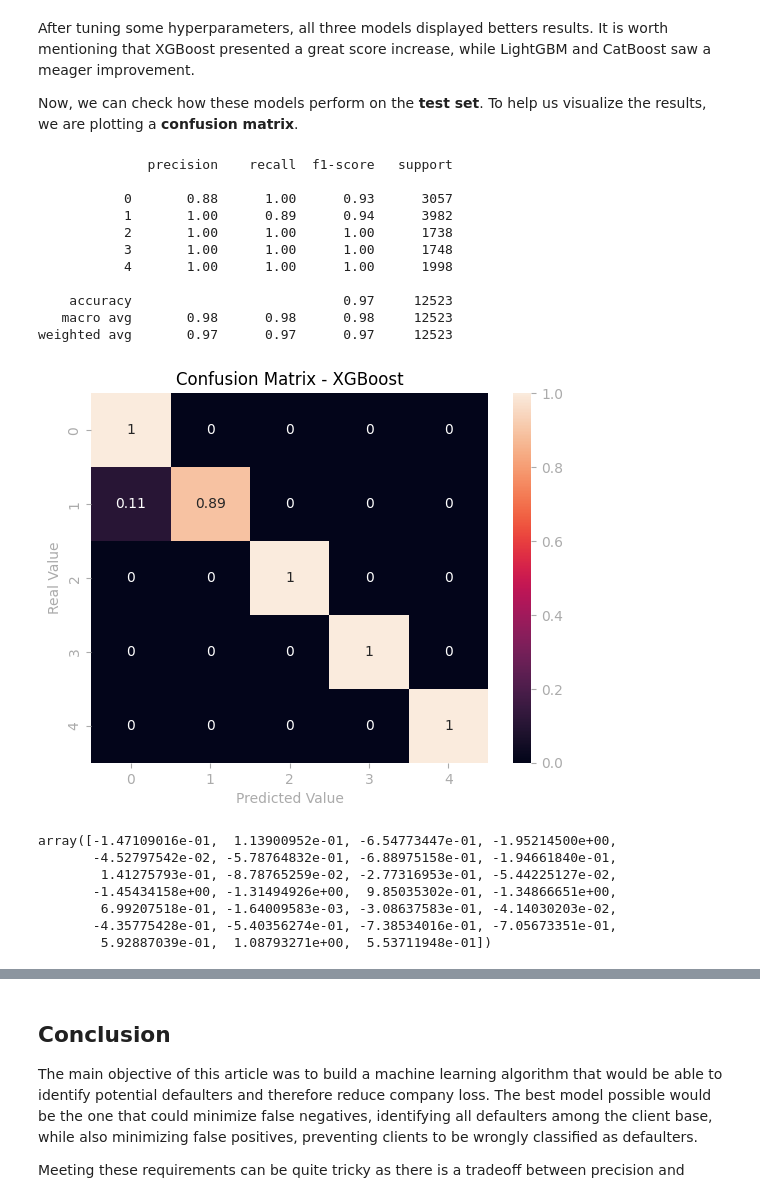
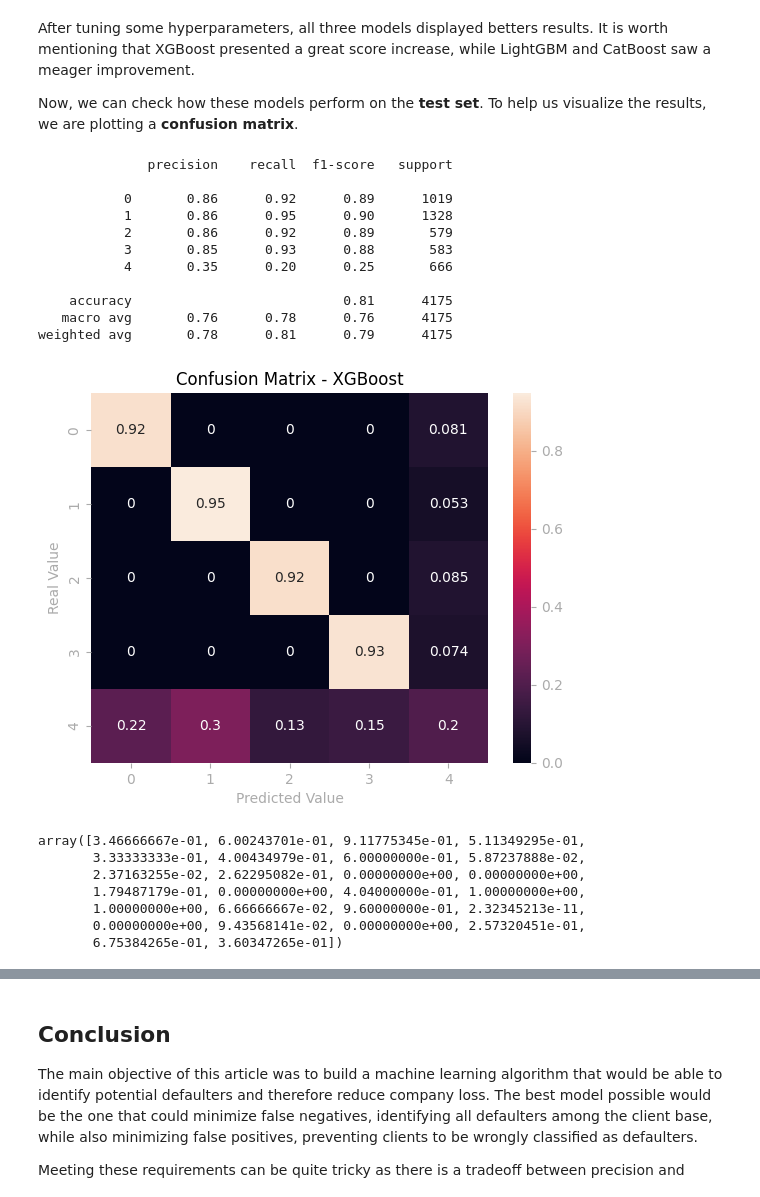
Before and after one commit to Thilanka1999/RiskModels, a Jupyter notebook: BrasilOne/Credit_Risk_Analysis.ipynb, the cells around one changed output, grey strips where cells are left out. Cells and saved outputs as stored; diff of their text form; code cells hidden in the pictures.

```diff
--- a/BrasilOne/Credit_Risk_Analysis.ipynb
+++ b/BrasilOne/Credit_Risk_Analysis.ipynb
@@ -644,8 +642,8 @@ Cluster
 from sklearn.feature_selection import f_classif
 
 # Perform ANOVA F-test
-df_normalized.drop(columns=['target_default'])
-X = df_normalized.drop(columns=['Cluster'])
+# df_normalized.drop(columns=['target_default'])
+X = df_normalized.drop(columns=['Cluster', 'target_default'])
 y = df_normalized['Cluster']
 
 f_scores, p_values = f_classif(X, y)
@@ -691,6 +689,9 @@ We are experimenting with the following 3 boosting algorithms to determine which
 
 Before starting with the models, let's split the data into training and test sets.
 # %%
-X_train, X_test, y_train, y_test = train_test_split(X, y, shuffle=True, stratify=y, test_size=0.3)
+X_train, X_test, y_train, y_test = train_test_split(X, y, shuffle=True, stratify=y, test_size=0.1)
 print(len(X_train), len(X_test))
+print("NaN in X_train:", X_train.isna().sum().sum())
+print("NaN in y_train:", y_train.isna().sum())
+print("Infinite values in X:", np.isinf(y_train.values).sum())
 # %% [output]
@@ -698,10 +702,22 @@ print(len(X_train), len(X_test))
 # %% [markdown]
 Now, as we are dealing with an unbalanced data set, we'll standardize and resample the training set, with `StandardScaler` and `RandomUnderSampler`, respectively.
-# %%
-# standardize numerical variables
-scaler = StandardScaler().fit(X_train)
-X_train = scaler.transform(X_train)
-
-# resample
-rus = RandomUnderSampler()
-X_train_rus, y_train_rus = rus.fit_resample(X_train, y_train)
+# %%
+# scaler = MinMaxScaler().fit(X_train)
+# X_train = scaler.transform(X_train)
+
+# resample
+# rus = RandomUnderSampler()
+# X_train_rus, y_train_rus = rus.fit_resample(X_train, y_train)
+
+from imblearn.over_sampling import SMOTE
+
+# # Apply SMOTE to balance clusters
+# smote = SMOTE(sampling_strategy='auto', random_state=42)
+# X_train_rus, y_train_rus = smote.fit_resample(X_train, y_train)
+
+X_train_rus, y_train_rus = (X_train, y_train)
+
+# Check new cluster distribution
+print(pd.Series(y_train_rus).value_counts())
+
+print(X_train_rus)
@@ -841,46 +876,47 @@ After tuning some hyperparameters, all three models displayed betters results. I
 Now, we can check how these models perform on the **test set**. To help us visualize the results, we are plotting a **confusion matrix**.
 # %%
 # final XGBoost model
-xgb = XGBClassifier(max_depth=3, learning_rate=0.01, n_estimators=100, gamma=0, min_child_weight=3)
+xgb = XGBClassifier(max_depth=15, learning_rate=0.1, n_estimators=300, gamma=2, min_child_weight=4)
 xgb.fit(X_train_rus, y_train_rus)
 # prediction
+scaler = MinMaxScaler().fit(X_test)
 X_test_xgb = scaler.transform(X_test)
 y_pred_xgb = xgb.predict(X_test_xgb)
 
 # classification report
 print(classification_report(y_test, y_pred_xgb))
 
 # confusion matrix
 fig, ax = plt.subplots()
 sns.heatmap(confusion_matrix(y_test, y_pred_xgb, normalize='true'), annot=True, ax=ax)
 ax.set_title('Confusion Matrix - XGBoost')
 ax.set_xlabel('Predicted Value')
 ax.set_ylabel('Real Value')
 
 plt.show()
 
 
 X_test_xgb[0]
 # %% [output]
               precision    recall  f1-score   support
 
-           0       0.88      1.00      0.93      3057
-           1       1.00      0.89      0.94      3982
-           2       1.00      1.00      1.00      1738
-           3       1.00      1.00      1.00      1748
-           4       1.00      1.00      1.00      1998
+           0       0.86      0.92      0.89      1019
+           1       0.86      0.95      0.90      1328
+           2       0.86      0.92      0.89       579
+           3       0.85      0.93      0.88       583
+           4       0.35      0.20      0.25       666
 
-    accuracy                           0.97     12523
-   macro avg       0.98      0.98      0.98     12523
-weighted avg       0.97      0.97      0.97     12523
+    accuracy                           0.81      4175
+   macro avg       0.76      0.78      0.76      4175
+weighted avg       0.78      0.81      0.79      4175
-[figure, old version]
+[figure, new version]
-array([-1.47109016e-01,  1.13900952e-01, -6.54773447e-01, -1.95214500e+00,
-       -4.52797542e-02, -5.78764832e-01, -6.88975158e-01, -1.94661840e-01,
-        1.41275793e-01, -8.78765259e-02, -2.77316953e-01, -5.44225127e-02,
-       -1.45434158e+00, -1.31494926e+00,  9.85035302e-01, -1.34866651e+00,
-        6.99207518e-01, -1.64009583e-03, -3.08637583e-01, -4.14030203e-02,
-       -4.35775428e-01, -5.40356274e-01, -7.38534016e-01, -7.05673351e-01,
-        5.92887039e-01,  1.08793271e+00,  5.53711948e-01])
+array([3.46666667e-01, 6.00243701e-01, 9.11775345e-01, 5.11349295e-01,
+       3.33333333e-01, 4.00434979e-01, 6.00000000e-01, 5.87237888e-02,
+       2.37163255e-02, 2.62295082e-01, 0.00000000e+00, 0.00000000e+00,
+       1.79487179e-01, 0.00000000e+00, 4.04000000e-01, 1.00000000e+00,
+       1.00000000e+00, 6.66666667e-02, 9.60000000e-01, 2.32345213e-11,
+       0.00000000e+00, 9.43568141e-02, 0.00000000e+00, 2.57320451e-01,
+       6.75384265e-01, 3.60347265e-01])
 # %%
 import numpy as np
 import pandas as pd
```
Also changed, not shown: parts of 8 cells of this notebook.
